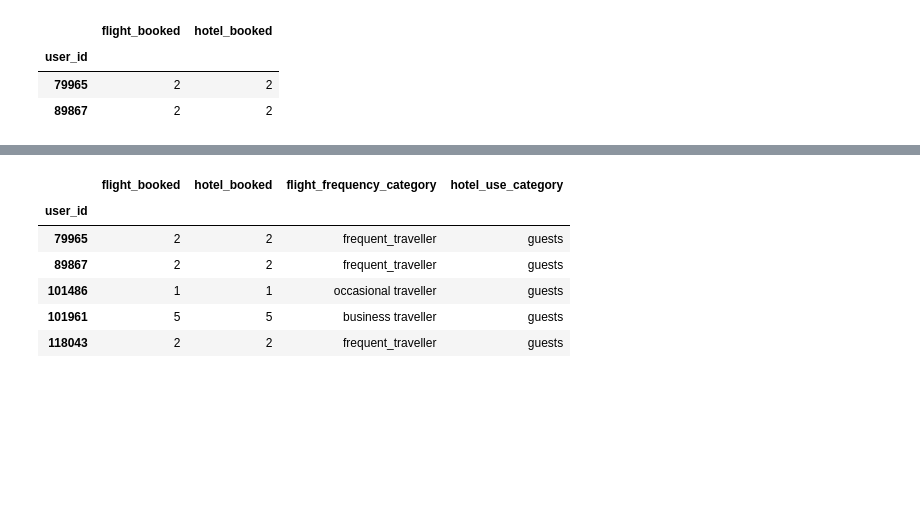
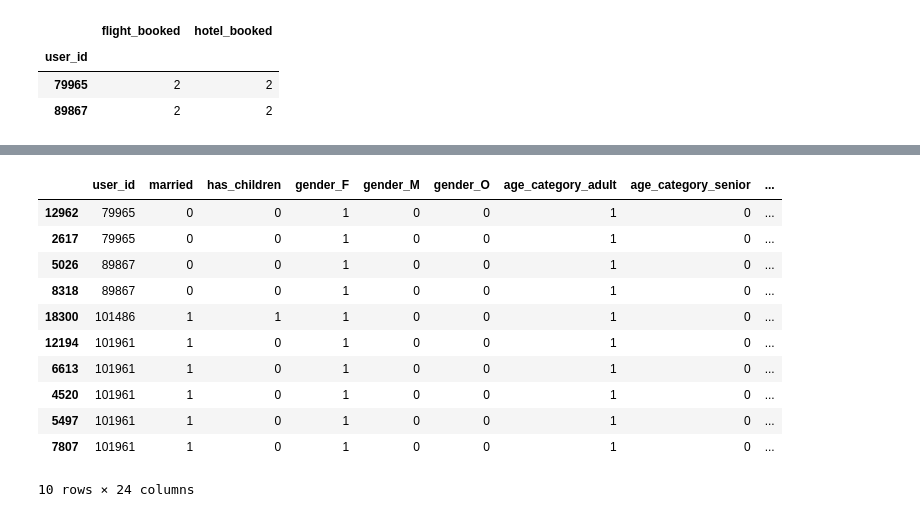
Before and after one commit to derewor/Travel-Tide-project, a Jupyter notebook: TravelTide_project_final.ipynb, the cells around one changed output, grey strips where cells are left out. Drawn from its saved outputs; the diff is of its cells as text; code cells hidden in the pictures; blank space fills up the shorter version.

```diff
--- a/TravelTide_project_final.ipynb
+++ b/TravelTide_project_final.ipynb
@@ -352,3 +352,28 @@ category_session.head()
+# %%
+# Encoding of the catagorical values as one-hot-encoded vectors
+# first encode the categories in the category_session dataframe
+categorized_data = pd.get_dummies(category_session[['gender','age_category','budget','flight_time','traveller',
+                                                'baggage','booking_time','distance_travel']])
+categorized_data = categorized_data.apply(lambda row: row.map({True: 1, False: 0}))
+categorized_data = pd.concat([category_session , categorized_data], axis=1)
+categorized_data = categorized_data.drop(['gender','age','base_fare_per_seat_usd','flight_time','seats','checked_bags','days_before_flight','age_category','budget','flight_time','traveller',
+                                                'baggage','booking_time','distance_travel','distance_km'], axis=1)
+# %%
+catagorized_data = categorized_data.groupby('user_id').max()
+categorized_data.sort_values('user_id', ascending=True).head(10)
+# %% [output]
+|  | user_id | married | has_children | gender_F | gender_M | gender_O | age_category_adult | age_category_senior | ... |
+| 12962 | 79965 | 0 | 0 | 1 | 0 | 0 | 1 | 0 | ... |
+| 2617 | 79965 | 0 | 0 | 1 | 0 | 0 | 1 | 0 | ... |
+| 5026 | 89867 | 0 | 0 | 1 | 0 | 0 | 1 | 0 | ... |
+| 8318 | 89867 | 0 | 0 | 1 | 0 | 0 | 1 | 0 | ... |
+| 18300 | 101486 | 1 | 1 | 1 | 0 | 0 | 1 | 0 | ... |
+| 12194 | 101961 | 1 | 0 | 1 | 0 | 0 | 1 | 0 | ... |
+| 6613 | 101961 | 1 | 0 | 1 | 0 | 0 | 1 | 0 | ... |
+| 4520 | 101961 | 1 | 0 | 1 | 0 | 0 | 1 | 0 | ... |
+| 5497 | 101961 | 1 | 0 | 1 | 0 | 0 | 1 | 0 | ... |
+| 7807 | 101961 | 1 | 0 | 1 | 0 | 0 | 1 | 0 | ... |
+10 rows × 24 columns
 # %%
 # assigning categoried for columns in category_user tables
 # assignig group for travel frequency category
@@ -358,13 +383,13 @@ book_perc_75 = category_user_grouped['flight_booked'].quantile(0.75)
 def flight_frequency_category(row):
   flight_booked = row['flight_booked']
   if flight_booked == 0:
-    return 'first time traveller'
+    return 'first time'
   elif flight_booked <= book_perc_25:
-    return 'occasional traveller'
+    return 'occasional'
   elif flight_booked > book_perc_25 and flight_booked <= book_perc_75:
-    return 'frequent_traveller'
+    return 'frequent'
   elif flight_booked > book_perc_75:
-    return 'business traveller'
+    return 'business'
   else:
     return flight_booked
 
@@ -374,7 +399,7 @@ def hotel_use_category(row):
   hotel_booked = row['hotel_booked']
   flight_booked = row['flight_booked']
   if hotel_booked == 0:
-    return 'non_hotel_users'
+    return 'non_hotel'
   elif hotel_booked < flight_booked:
     return 'occasional_user'
   elif hotel_booked == flight_booked:
@@ -382,12 +407,4 @@ def hotel_use_category(row):
   else:
     return 'hotel_booked'
 category_user_grouped['hotel_use_category'] = category_user_grouped.apply(hotel_use_category, axis=1)
-category_user_grouped.head()
+#category_user_grouped.head()
-# %% [output]
-|  | flight_booked | hotel_booked | flight_frequency_category | hotel_use_category |
-| user_id |  |  |  |  |
-| 79965 | 2 | 2 | frequent_traveller | guests |
-| 89867 | 2 | 2 | frequent_traveller | guests |
-| 101486 | 1 | 1 | occasional traveller | guests |
-| 101961 | 5 | 5 | business traveller | guests |
-| 118043 | 2 | 2 | frequent_traveller | guests |
```
Also changed, not shown: parts of 5 cells of this notebook.
